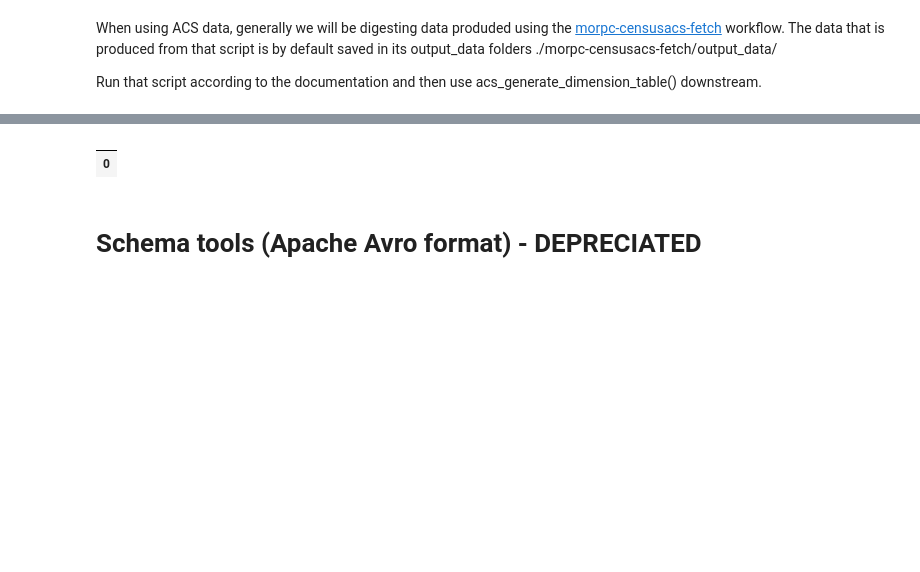
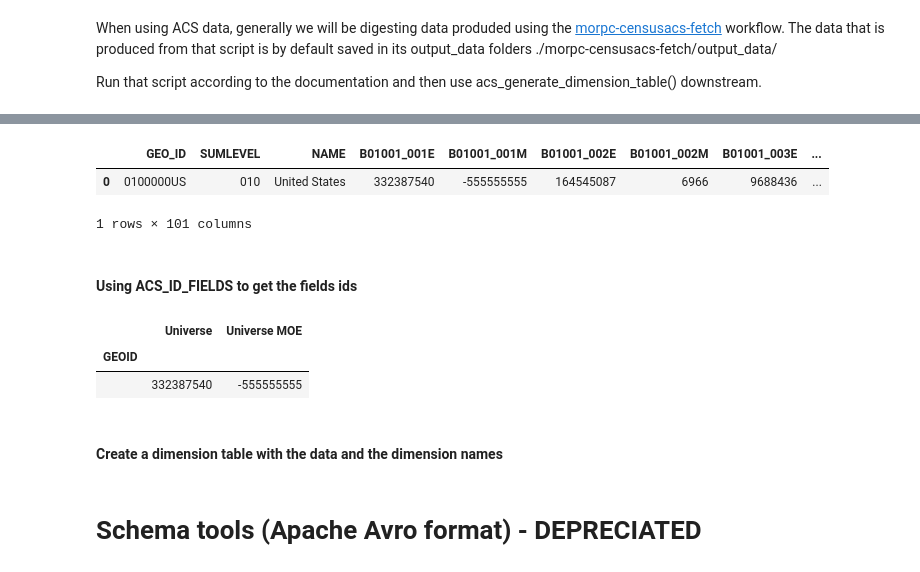
Before and after one commit to morpc/morpc-py, a Jupyter notebook: demo/morpc-py-demos.ipynb, the cells around one changed output, grey strips where cells are left out. Drawn from its saved outputs; the diff is of its cells as text; code cells hidden in the pictures; blank space fills up the shorter version.

Commit message:
add census to demos

```diff
--- a/demo/morpc-py-demos.ipynb
+++ b/demo/morpc-py-demos.ipynb
@@ -848,0 +557,2 @@ Run that script according to the documentation and then use acs_generate_dimensi
+# %%
+data, resource, schema = morpc.frictionless.load_data('../../morpc-censusacs-fetch/output_data/morpc-acs5-2023-us-B01001.resource.yaml', verbose=False)
@@ -848,0 +566,8 @@ Run that script according to the documentation and then use acs_generate_dimensi
+# %%
+data
+# %% [output]
+|  | GEO_ID | SUMLEVEL | NAME | B01001_001E | B01001_001M | B01001_002E | B01001_002M | B01001_003E | ... |
+| 0 | 0100000US | 010 | United States | 332387540 | -555555555 | 164545087 | 6966 | 9688436 | ... |
+1 rows × 101 columns
+# %% [markdown]
+#### Using ACS_ID_FIELDS to get the fields ids
@@ -849,8 +576,13 @@ Run that script according to the documentation and then use acs_generate_dimensi
+# %%
+morpc.acs_generate_universe_table(data.set_index("GEO_ID"), "B01001_001")
+# %% [output]
+|  | Universe | Universe MOE |
+| GEOID |  |  |
+|  | 332387540 | -555555555 |
+# %% [markdown]
+#### Create a dimension table with the data and the dimension names
 # %%
-morpc.census.acs_generate_dimension_table()
+dim_table = morpc.census.acs_generate_dimension_table(data.set_index("GEO_ID"), schema, idFields=idFields, dimensionNames=["Sex", "Age group"])
-# %% [output]
-|  |
-| 0 |
 # %% [markdown]
 # Schema tools (Apache Avro format) - DEPRECIATED
 # %% [markdown]
```
Also changed, not shown: parts of 41 cells of this notebook, 1 other file.
